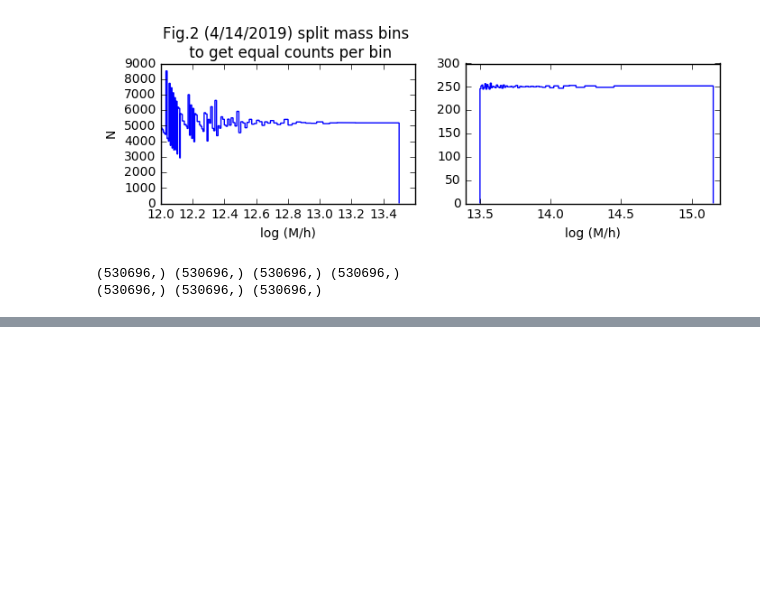
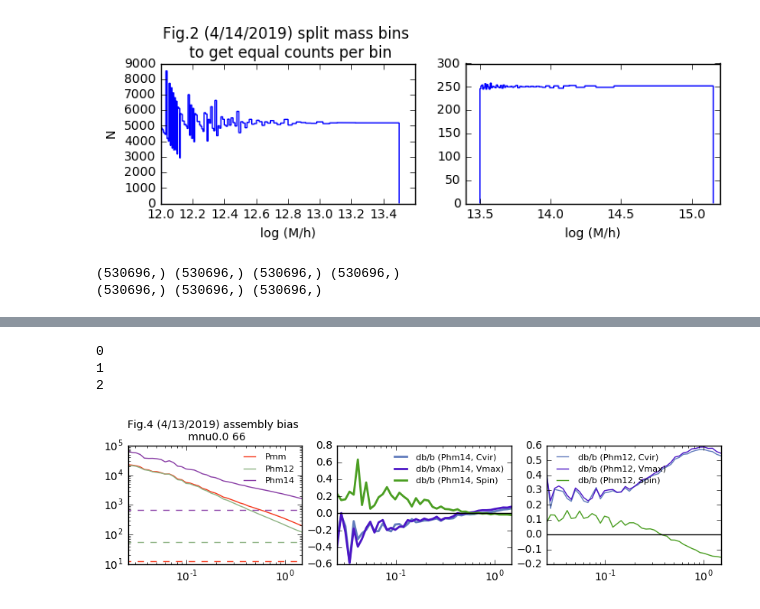
Before and after one commit to liuxx479/NUassemblybias, a Jupyter notebook: AB.ipynb, the cells around one changed output, grey strips where cells are left out. Cells and saved outputs as stored; diff of their text form; code cells hidden in the pictures; blank space fills up the shorter version.

Commit message:
assembly bias plot test

```diff
--- a/AB.ipynb
+++ b/AB.ipynb
@@ -5,5 +6,6 @@ from scipy.stats import rankdata
 %matplotlib inline
 # %%
+mnu, N = 0.0, 66
 ID, Mvir0, Vmax, Rvir, Rs, x, y, z, Spin, PID0 = load('cat/mnv_0.6_66_parents.npy').T
 idx = where( (PID0==-1) & (Mvir0>=10**12))[0]
 ID, Mvir, Vmax, Rvir, Rs, x, y, z, Spin, PID = load('cat/mnv_0.6_66_parents.npy')[idx,:].T
@@ -85,0 +166,42 @@ show()
+# %%
+out = Phm_gen(0.0, 66)
+k, [Pmm, Nmm], [Phm12, Nhm12], [Phm14, Nhm14], out_AB_M12, out_AB_M14, Nhm_M12, Nhm_M14 = out
+save('Pks_mnu%.1f_%i.npy'%(mnu,N),out)
+# %% [output]
+0
+1
+2
+# %%
+seed(808)
+f, (ax,ax4,ax2) = subplots(1,3,figsize=(10,2))
+icolor=rand(20,3)
+ax.plot(k,Pmm,'-',color=icolor[0],label='Pmm')
+ax.plot(k,Phm12,'-',color=icolor[1],label='Phm12')
+ax.plot(k,Phm14,'-',color=icolor[2],label='Phm14')
+ax.plot(k,ones(len(k))*Nmm,'--',color=icolor[0])
+ax.plot(k,ones(len(k))*Nhm12,'--',color=icolor[1])
+ax.plot(k,ones(len(k))*Nhm14,'--',color=icolor[2])
+
+for j in range(3):
+    ilabel=['Cvir','Vmax', 'Spin'][j]
+    ax4.plot(k,(out_AB_M14[j, 0]-out_AB_M14[j, 1])/Phm14,'-',lw=2,color=icolor[3+j],label='db/b (Phm14, %s)'%(ilabel))
+
+for j in range(3):
+    ilabel=['Cvir','Vmax', 'Spin'][j]
+    ax2.plot(k,(out_AB_M12[j, 0]-out_AB_M12[j, 1])/Phm12,'-',lw=1,color=icolor[3+j],label='db/b (Phm12, %s)'%(ilabel))
+
+ax.set_xscale('log');ax.set_yscale('log')
+ax2.set_xscale('log');ax4.set_xscale('log');
+
+ax.set_xlim(k[7],k[-1])
+ax2.set_xlim(k[7],k[-1])
+ax2.plot(k,zeros(len(k)),'k-')
+ax4.set_xlim(k[7],k[-1])
+ax4.plot(k,zeros(len(k)),'k-')
+ax.legend(frameon=0, fontsize=8, loc=0)
+ax2.legend(frameon=0, fontsize=8, loc=0)
+ax4.legend(frameon=0, fontsize=8, loc=0)
+ax.set_title('Fig.4 (4/13/2019) assembly bias \n mnu%s %i'%(mnu, N), fontsize=10)
+show()
+# %% [output]
+[figure, added]
```
Also changed, not shown: parts of 3 cells of this notebook.
